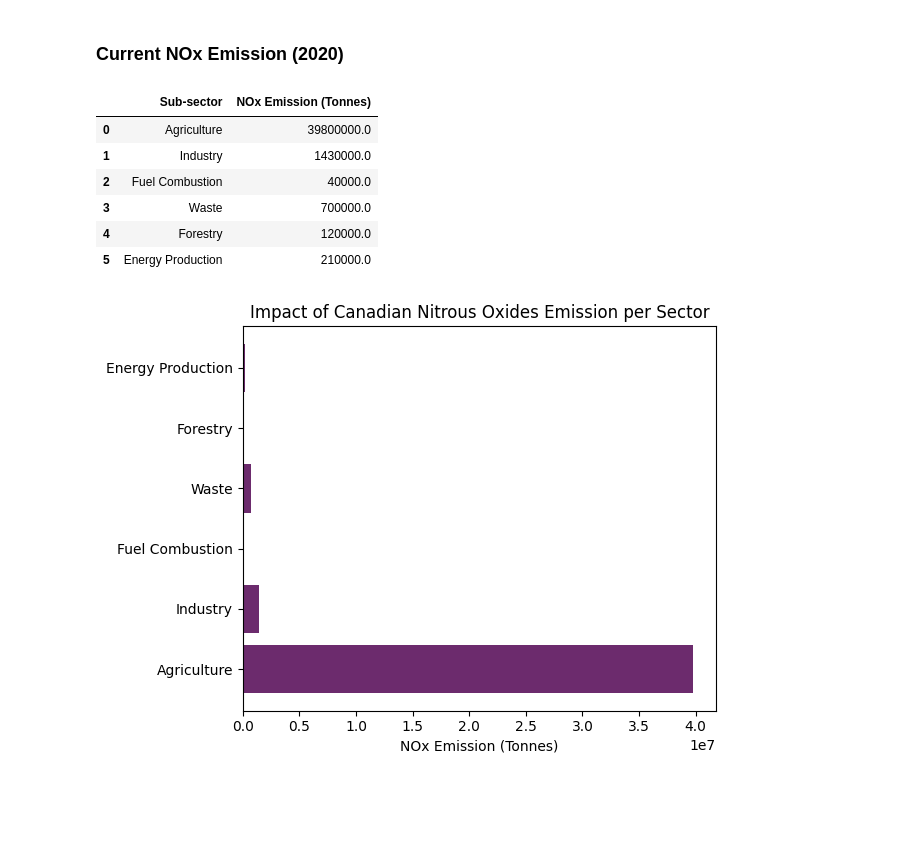
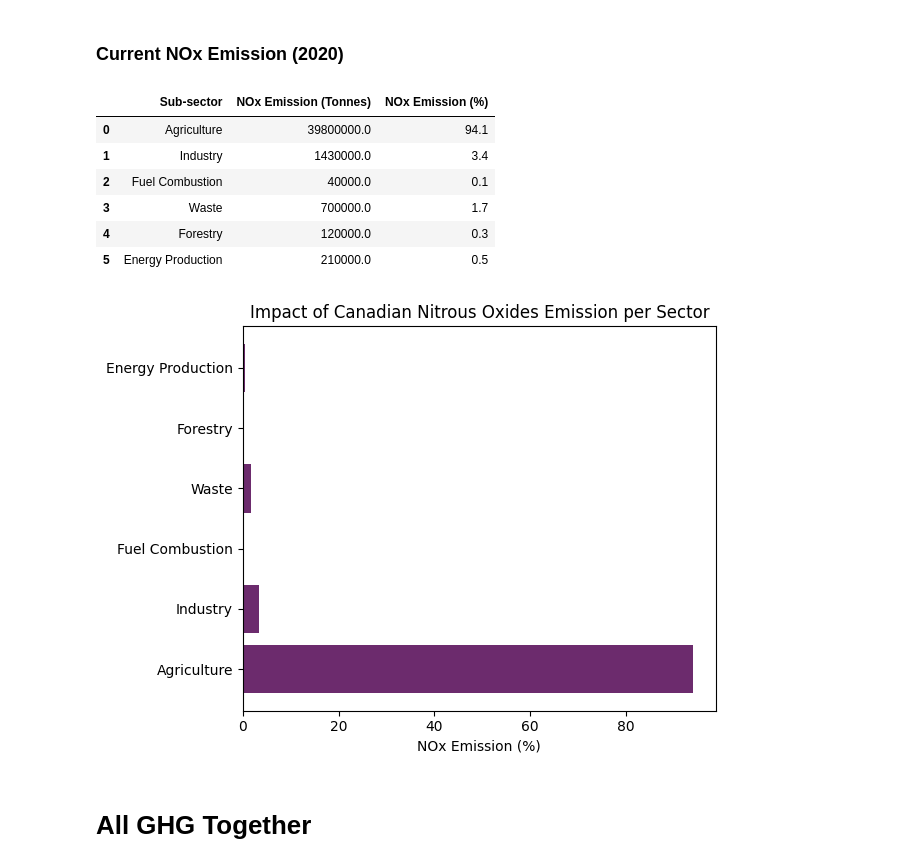
Before and after one commit to minari314159/CO2-Emission-Trends, a Jupyter notebook: Sector_Analysis.ipynb, the cells around one changed output. Saved outputs shown, nothing was run; the diff lists cells and outputs as text; code cells hidden in the pictures; blank space fills up the shorter version.

```diff
--- a/Sector_Analysis.ipynb
+++ b/Sector_Analysis.ipynb
@@ -428,26 +433,31 @@ plt.show()
 # %%
 df_Current4 = df_NOx_Can.query('Year == 2020')
 df_Current4 = df_Current4.drop(
-    ['Entity', 'Year'], axis=1).transpose().reset_index().rename(
+    ['Entity', 'Year'], axis=1).transpose().reset_index()
+df_Current4 =  df_Current4.rename(
     columns={'index': 'Sub-sector', 1022: 'NOx Emission (Tonnes)'})
-df_Current4
+df_Current4["NOx Emission (%)"] = (df_Current4['NOx Emission (Tonnes)'] /
+                                   sum(df_Current4['NOx Emission (Tonnes)'])*100)
+df_Current4.copy()
 # %% [output]
-|  | Sub-sector | NOx Emission (Tonnes) |
-| 0 | Agriculture | 39800000.0 |
-| 1 | Industry | 1430000.0 |
-| 2 | Fuel Combustion | 40000.0 |
-| 3 | Waste | 700000.0 |
-| 4 | Forestry | 120000.0 |
-| 5 | Energy Production | 210000.0 |
+|  | Sub-sector | NOx Emission (Tonnes) | NOx Emission (%) |
+| 0 | Agriculture | 39800000.0 | 94.1 |
+| 1 | Industry | 1430000.0 | 3.4 |
+| 2 | Fuel Combustion | 40000.0 | 0.1 |
+| 3 | Waste | 700000.0 | 1.7 |
+| 4 | Forestry | 120000.0 | 0.3 |
+| 5 | Energy Production | 210000.0 | 0.5 |
 # %%
-NOx_y = df_Current4['NOx Emission (Tonnes)']
+NOx_y = df_Current4['NOx Emission (%)']
 sub_sector = df_Current4['Sub-sector']
 
 plt.barh(sub_sector, NOx_y, label='All Sectors', color=pal[5])
 
 plt.title("Impact of Canadian Nitrous Oxides Emission per Sector")
-plt.xlabel('NOx Emission (Tonnes)')
+plt.xlabel('NOx Emission (%)')
 plt.tight_layout()
 plt.show()
 # %% [output]
-[figure, old version]
+[figure, new version]
+# %% [markdown]
+# All GHG Together
```
Also changed, not shown: parts of 14 cells of this notebook.
